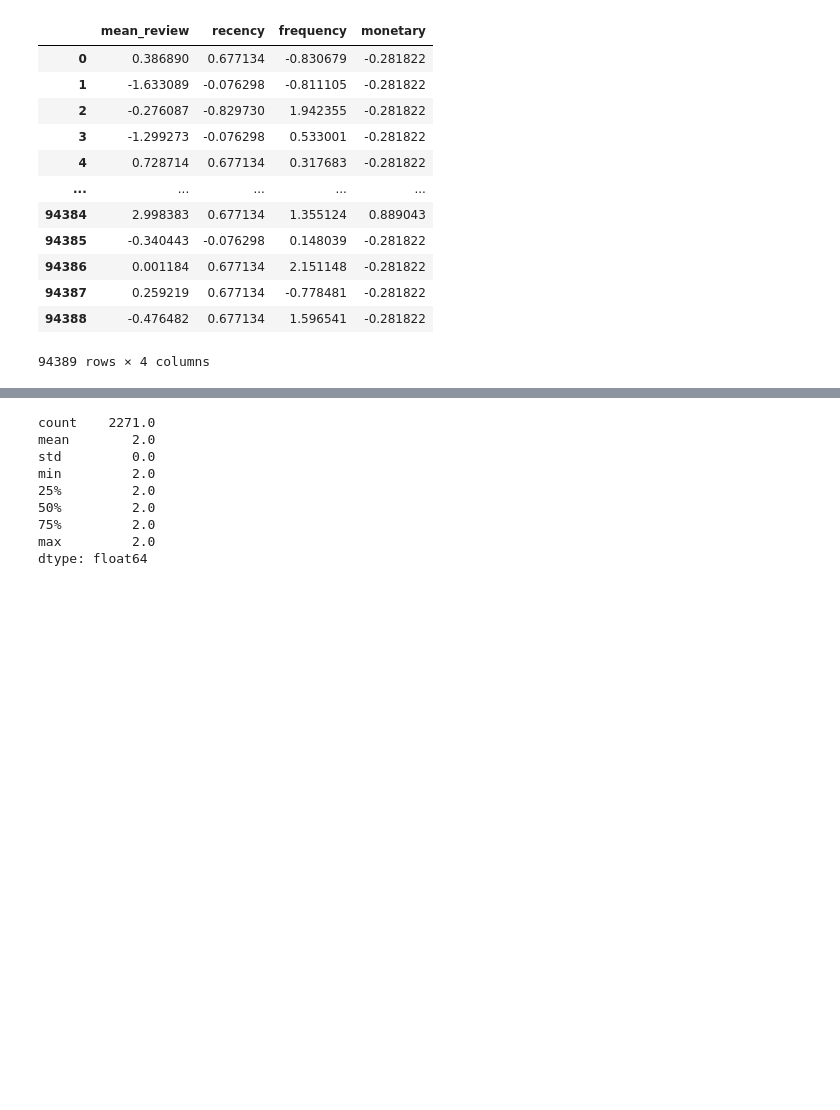
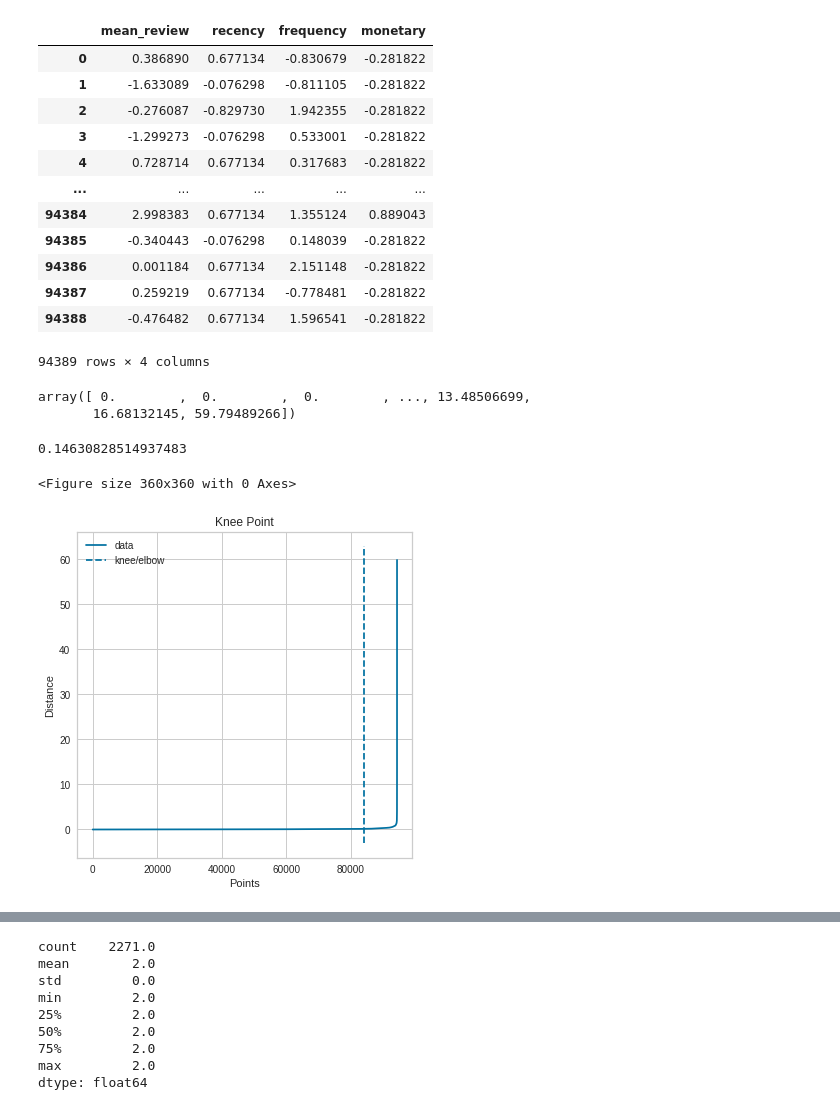
Before and after one commit to JbIPS/ML_Polist, a Jupyter notebook: POLIST_02_code.ipynb, the cells around one changed output, grey strips where cells are left out. Drawn from its saved outputs; the diff is of its cells as text; code cells hidden in the pictures; blank space fills up the shorter version.

```diff
--- a/POLIST_02_code.ipynb
+++ b/POLIST_02_code.ipynb
@@ -96,3 +96,27 @@ X
 | 94387 | 0.259219 | 0.677134 | -0.778481 | -0.281822 |
 | 94388 | -0.476482 | 0.677134 | 1.596541 | -0.281822 |
 94389 rows × 4 columns
+# %%
+from sklearn.neighbors import NearestNeighbors
+nb_neighbors = 11
+nearest_neighbors = NearestNeighbors(n_neighbors=nb_neighbors)
+neighbors = nearest_neighbors.fit(X)
+distances, indices = neighbors.kneighbors(X)
+distances = np.sort(distances[:,nb_neighbors-1])
+distances
+# %% [output]
+array([ 0.        ,  0.        ,  0.        , ..., 13.48506699,
+       16.68132145, 59.79489266])
+# %%
+from kneed import KneeLocator
+i = np.arange(len(distances))
+knee = KneeLocator(i, distances, S=1, curve='convex', direction='increasing', interp_method='polynomial')
+fig = plt.figure(figsize=(5, 5))
+knee.plot_knee()
+plt.xlabel("Points")
+plt.ylabel("Distance")
+print(distances[knee.knee])
+# %% [output]
+0.14630828514937483
+<Figure size 360x360 with 0 Axes>
+[figure, added]
```
Also changed, not shown: parts of 9 cells of this notebook, 3 other files.
